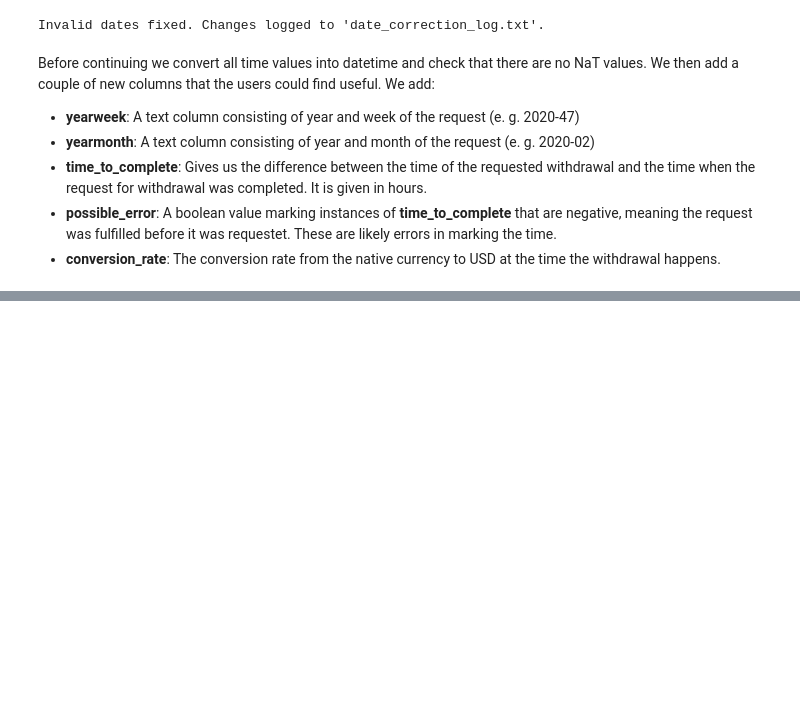
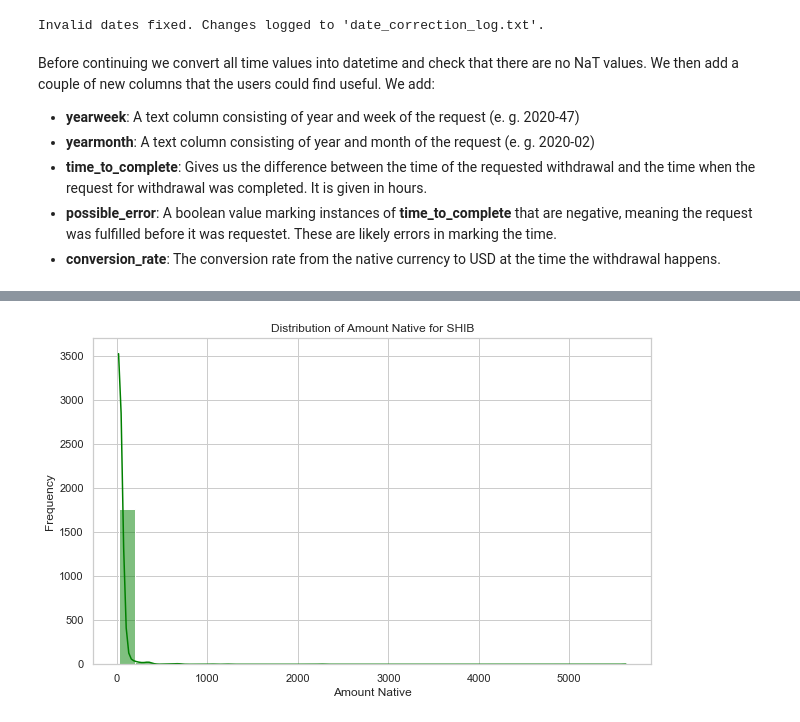
Before and after one commit to njenko/BItstamp-Assesment, a Jupyter notebook: Task 1/Bitstamp_Assignment_Task1.ipynb, the cells around one changed output, grey strips where cells are left out. Drawn from its saved outputs; the diff is of its cells as text; code cells hidden in the pictures; blank space fills up the shorter version.

```diff
--- a/Task 1/Bitstamp_Assignment_Task1.ipynb
+++ b/Task 1/Bitstamp_Assignment_Task1.ipynb
@@ -246,0 +420,14 @@ df.to_csv('Outputs/task_1_earn_cleaned.csv', index=False)
+# %%
+
+# Filter the data for SHIB currency
+df_shib = df[df['currency'] == 'SHIB']
+
+# Create a distribution plot for 'amount_native' for SHIB
+plt.figure(figsize=(10, 6))
+sns.histplot(df_shib['amount_native'], kde=True, color='green', bins=30)
+plt.title('Distribution of Amount Native for SHIB')
+plt.xlabel('Amount Native')
+plt.ylabel('Frequency')
+plt.show()
+# %% [output]
+[figure, added]
```
Also changed, not shown: parts of 28 cells of this notebook, 3 other files.
